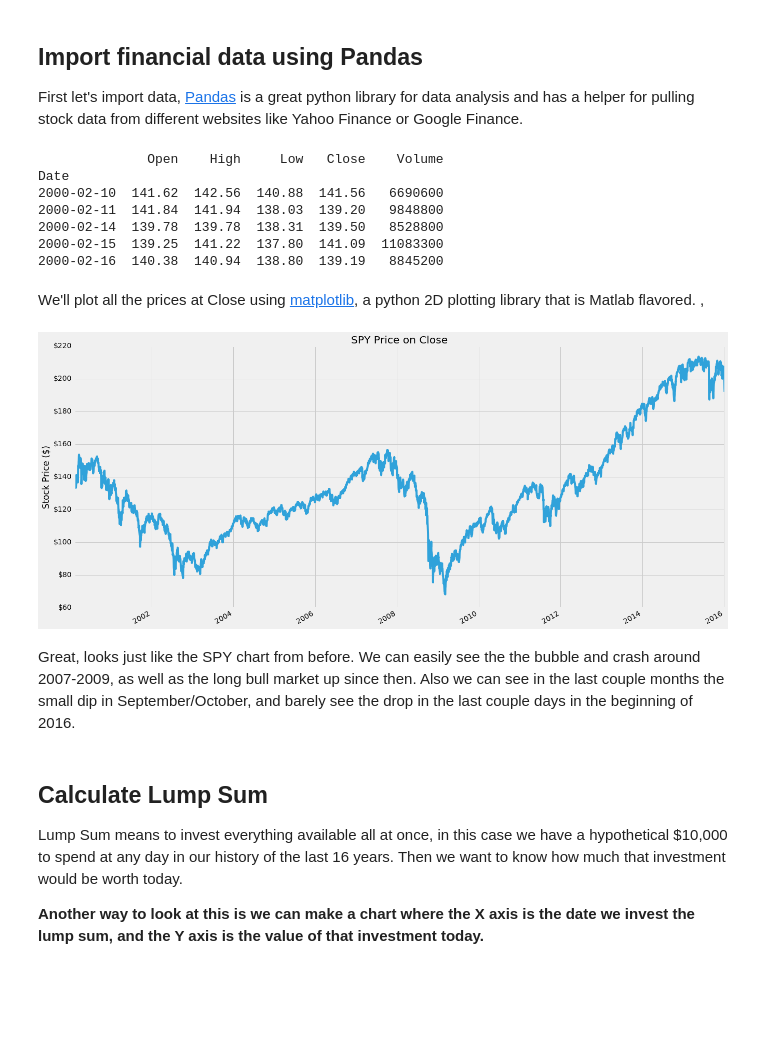
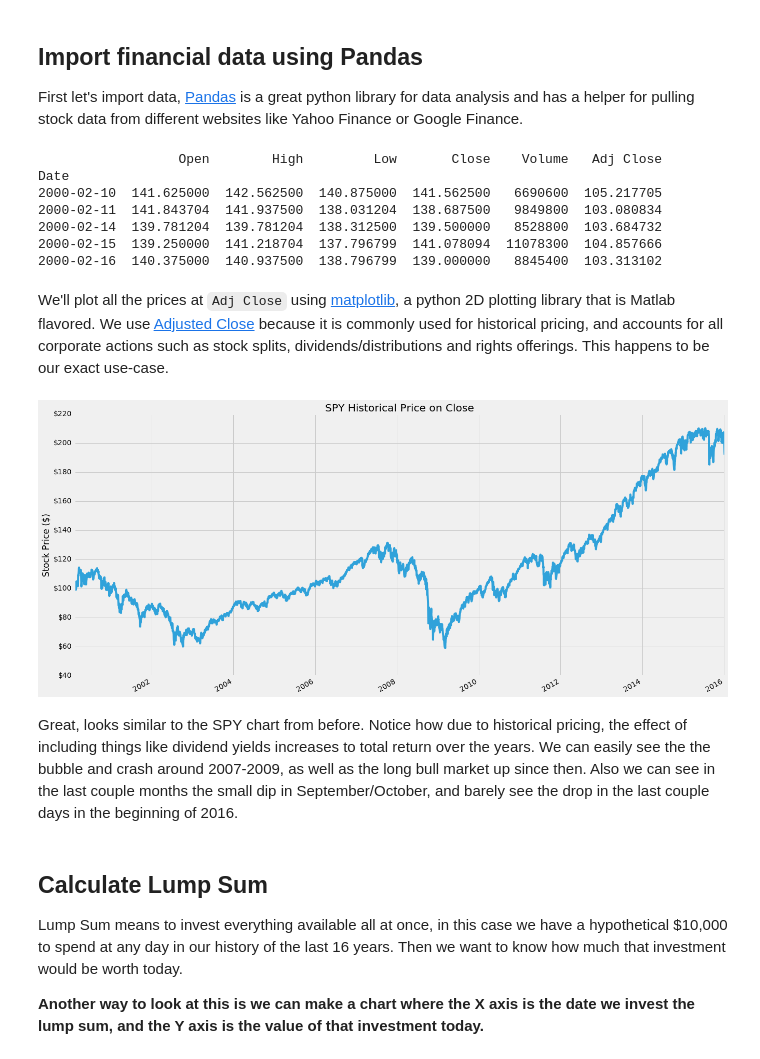
Before and after one commit to Elucidation/lumpsum_vs_dca, a Jupyter notebook: Lumpsum_vs_DCA.ipynb, the cells around one changed output. Drawn from its saved outputs; the diff is of its cells as text; code cells hidden in the pictures; blank space fills up the shorter version.

```diff
--- a/Lumpsum_vs_DCA.ipynb
+++ b/Lumpsum_vs_DCA.ipynb
@@ -42,41 +42,42 @@ First let's import data, [Pandas](http://pandas.pydata.org/) is a great python l
 import pandas as pd
 import pandas_datareader.data as web
 import datetime
+pd.set_option('display.width', 200) # Displaying more columns in one row
 
 # Data date range, Google provides up to 4000 entries in one call
 start = datetime.datetime(2000, 2, 10)
 end = datetime.datetime(2016, 1, 9)
 
-spy = web.DataReader("SPY", "google", start, end)
+spy = web.DataReader("SPY", "yahoo", start, end)
 
 print(spy.head()) # See first few rows
 # %% [output]
-              Open    High     Low   Close    Volume
+                  Open        High         Low       Close    Volume   Adj Close
 Date
-2000-02-10  141.62  142.56  140.88  141.56   6690600
-2000-02-11  141.84  141.94  138.03  139.20   9848800
-2000-02-14  139.78  139.78  138.31  139.50   8528800
-2000-02-15  139.25  141.22  137.80  141.09  11083300
-2000-02-16  140.38  140.94  138.80  139.19   8845200
+2000-02-10  141.625000  142.562500  140.875000  141.562500   6690600  105.217705
+2000-02-11  141.843704  141.937500  138.031204  138.687500   9849800  103.080834
+2000-02-14  139.781204  139.781204  138.312500  139.500000   8528800  103.684732
+2000-02-15  139.250000  141.218704  137.796799  141.078094  11078300  104.857666
+2000-02-16  140.375000  140.937500  138.796799  139.000000   8845400  103.313102
 # %% [markdown]
-We'll plot all the prices at Close using [matplotlib](matplotlib.org), a python 2D plotting library that is Matlab flavored. ,
+We'll plot all the prices at `Adj Close` using [matplotlib](matplotlib.org), a python 2D plotting library that is Matlab flavored. We use [Adjusted Close](http://www.investopedia.com/terms/a/adjusted_closing_price.asp) because it is commonly used for historical pricing, and accounts for all corporate actions such as stock splits, dividends/distributions and rights offerings. This happens to be our exact use-case.
 # %%
 %matplotlib inline
 import matplotlib.pyplot as plt
 from matplotlib.ticker import FuncFormatter
 from matplotlib import style
 style.use('fivethirtyeight')
 
-spy.Close.plot(figsize=(20,10))
+spy['Adj Close'].plot(figsize=(20,10))
 ax = plt.subplot()
 ax.yaxis.set_major_formatter(FuncFormatter(lambda x, pos: '${:,.0f}'.format(x))) # Y axis dollarsymbols
-plt.title('SPY Price on Close')
+plt.title('SPY Historical Price on Close')
 plt.xlabel('')
 plt.ylabel('Stock Price ($)');
 # %% [output]
-[figure, old version]
+[figure, new version]
 # %% [markdown]
-Great, looks just like the SPY chart from before. We can easily see the the bubble and crash around 2007-2009, as well as the long bull market up since then. Also we can see in the last couple months the small dip in September/October, and barely see the drop in the last couple days in the beginning of 2016.
+Great, looks similar to the SPY chart from before. Notice how due to historical pricing, the effect of including things like dividend yields increases to total return over the years. We can easily see the the bubble and crash around 2007-2009, as well as the long bull market up since then. Also we can see in the last couple months the small dip in September/October, and barely see the drop in the last couple days in the beginning of 2016.
 # %% [markdown]
 ## Calculate Lump Sum
 Lump Sum means to invest everything available all at once, in this case we have a hypothetical $10,000 to spend at any day in our history of the last 16 years. Then we want to know how much that investment would be worth today.
```
Also changed, not shown: parts of 19 cells of this notebook, 5 other files.
